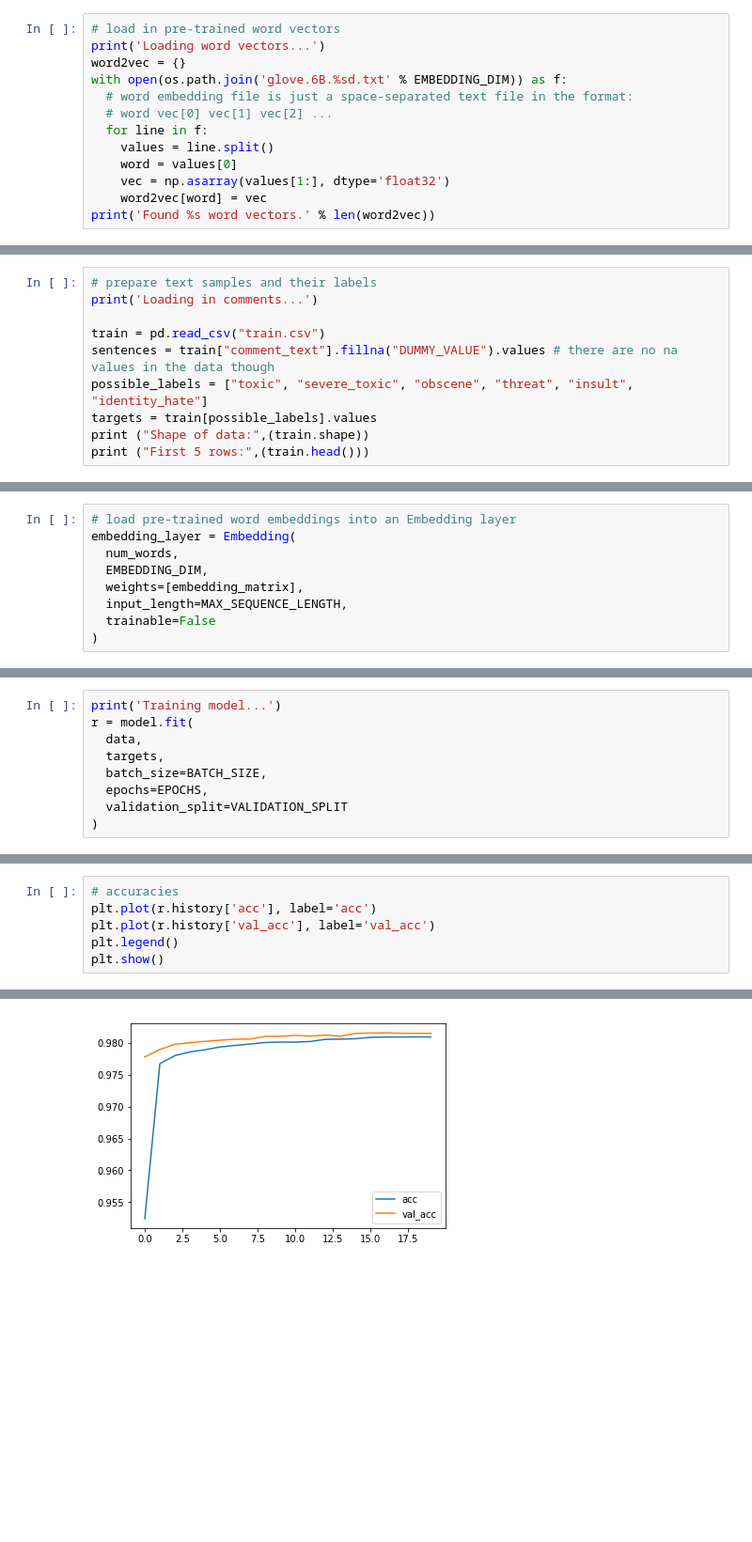
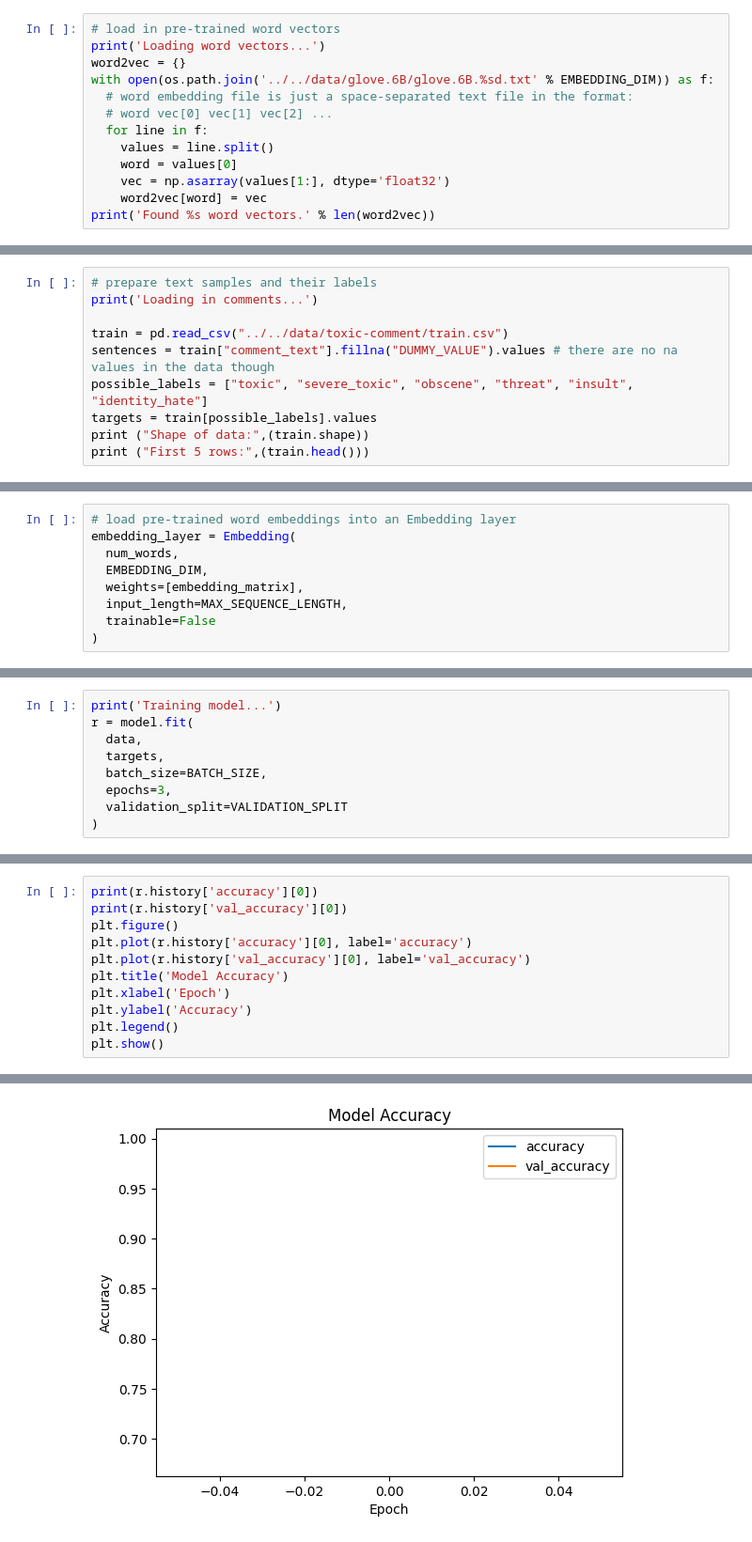
Before and after one commit to AOSSIE-Org/Social-Street-Smart, a Jupyter notebook: ML/Toxic Comment/Models/Jupyter Notebook/Bi-LSTM_Hate_Speech.ipynb, the cells around one changed output, grey strips where cells are left out. Shown at 94% size. Cells and saved outputs as stored; diff of their text form; blank space fills up the shorter version.

```diff
--- a/ML/Toxic Comment/Models/Jupyter Notebook/Bi-LSTM_Hate_Speech.ipynb
+++ b/ML/Toxic Comment/Models/Jupyter Notebook/Bi-LSTM_Hate_Speech.ipynb
@@ -37,7 +33,7 @@ EPOCHS = 20
 # load in pre-trained word vectors
 print('Loading word vectors...')
 word2vec = {}
-with open(os.path.join('glove.6B.%sd.txt' % EMBEDDING_DIM)) as f:
+with open(os.path.join('../../data/glove.6B/glove.6B.%sd.txt' % EMBEDDING_DIM)) as f:
   # word embedding file is just a space-separated text file in the format:
   # word vec[0] vec[1] vec[2] ...
   for line in f:
@@ -53,7 +49,7 @@ Found 400000 word vectors.
 # prepare text samples and their labels
 print('Loading in comments...')
 
-train = pd.read_csv("train.csv")
+train = pd.read_csv("../../data/toxic-comment/train.csv")
 sentences = train["comment_text"].fillna("DUMMY_VALUE").values # there are no na values in the data though
 possible_labels = ["toxic", "severe_toxic", "obscene", "threat", "insult", "identity_hate"]
 targets = train[possible_labels].values
@@ -167,7 +172,7 @@ r = model.fit(
   data,
   targets,
   batch_size=BATCH_SIZE,
-  epochs=EPOCHS,
+  epochs=3,
   validation_split=VALIDATION_SPLIT
 )
 # %% [output]
@@ -201,7 +197,12 @@ plt.show()
 # %%
-# accuracies
-plt.plot(r.history['acc'], label='acc')
-plt.plot(r.history['val_acc'], label='val_acc')
+print(r.history['accuracy'][0])
+print(r.history['val_accuracy'][0])
+plt.figure()
+plt.plot(r.history['accuracy'][0], label='accuracy')
+plt.plot(r.history['val_accuracy'][0], label='val_accuracy')
+plt.title('Model Accuracy')
+plt.xlabel('Epoch')
+plt.ylabel('Accuracy')
 plt.legend()
 plt.show()
 # %% [output]
@@ -208,4 +211,4 @@ plt.show()
-[figure, old version]
+[figure, new version]
 # %%
 # plot the mean AUC over each label
 p = model.predict(data)
```
Also changed, not shown: parts of 9 cells of this notebook, 16 other files.
